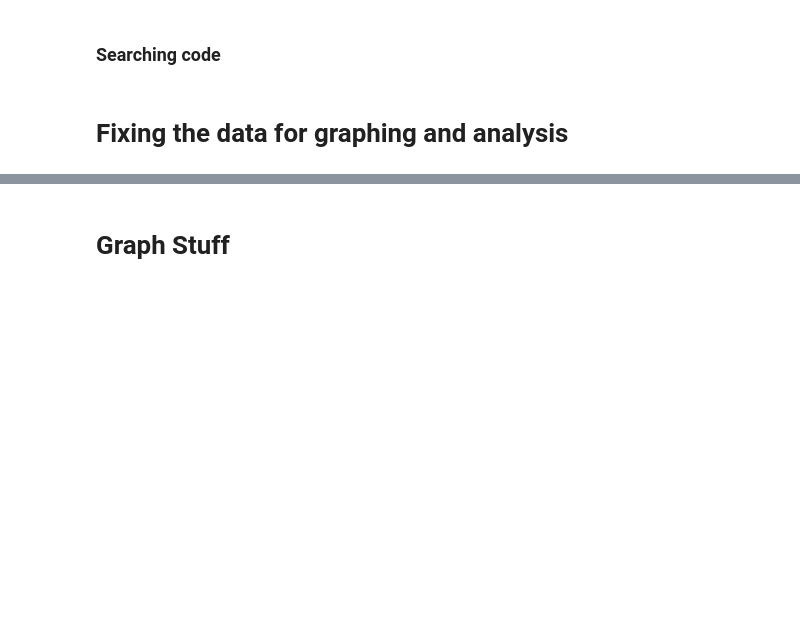
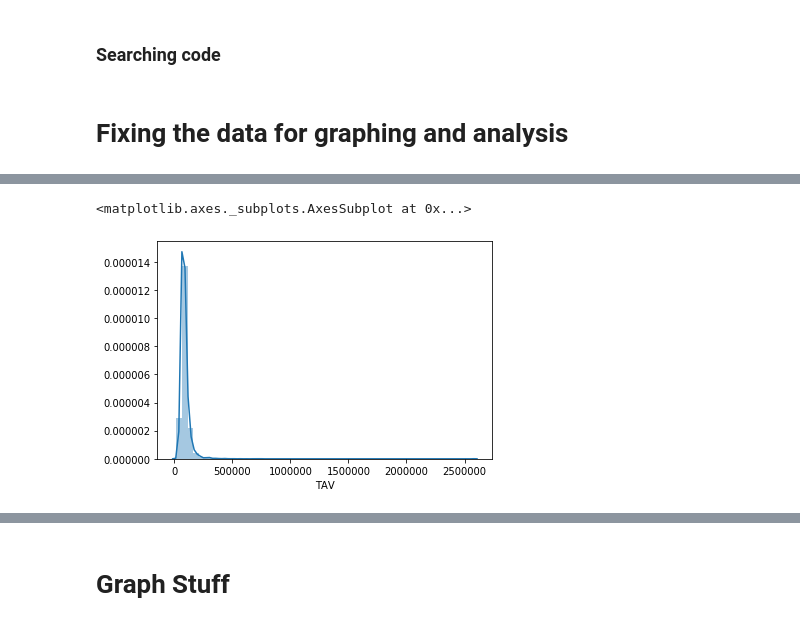
Before and after one commit to b-a-delight/Senior-Project, a Jupyter notebook: Data-Exploration.ipynb, the cells around one changed output, grey strips where cells are left out. Saved outputs shown, nothing was run; the diff lists cells and outputs as text; code cells hidden in the pictures; blank space fills up the shorter version.

```diff
--- a/Data-Exploration.ipynb
+++ b/Data-Exploration.ipynb
@@ -106,0 +102,7 @@ ax.scatter(df_yr_19['TAV'],df_yr_19['Sub'])
+# %%
+sns.set(rc={'figure.figsize':(12, 7.5)})
+sns.set_context('talk')
+# %%
+myN00 = myN[myN['YEAR'] == 2000]
+myN00.to_pickle('myN00.pkl')
+myN00.head()
@@ -106,0 +116,5 @@ ax.scatter(df_yr_19['TAV'],df_yr_19['Sub'])
+# %%
+sns.distplot(myN00['TAV'])
+# %% [output]
+<matplotlib.axes._subplots.AxesSubplot at 0x...>
+[figure, added]
```
Also changed, not shown: parts of 31 cells of this notebook.
